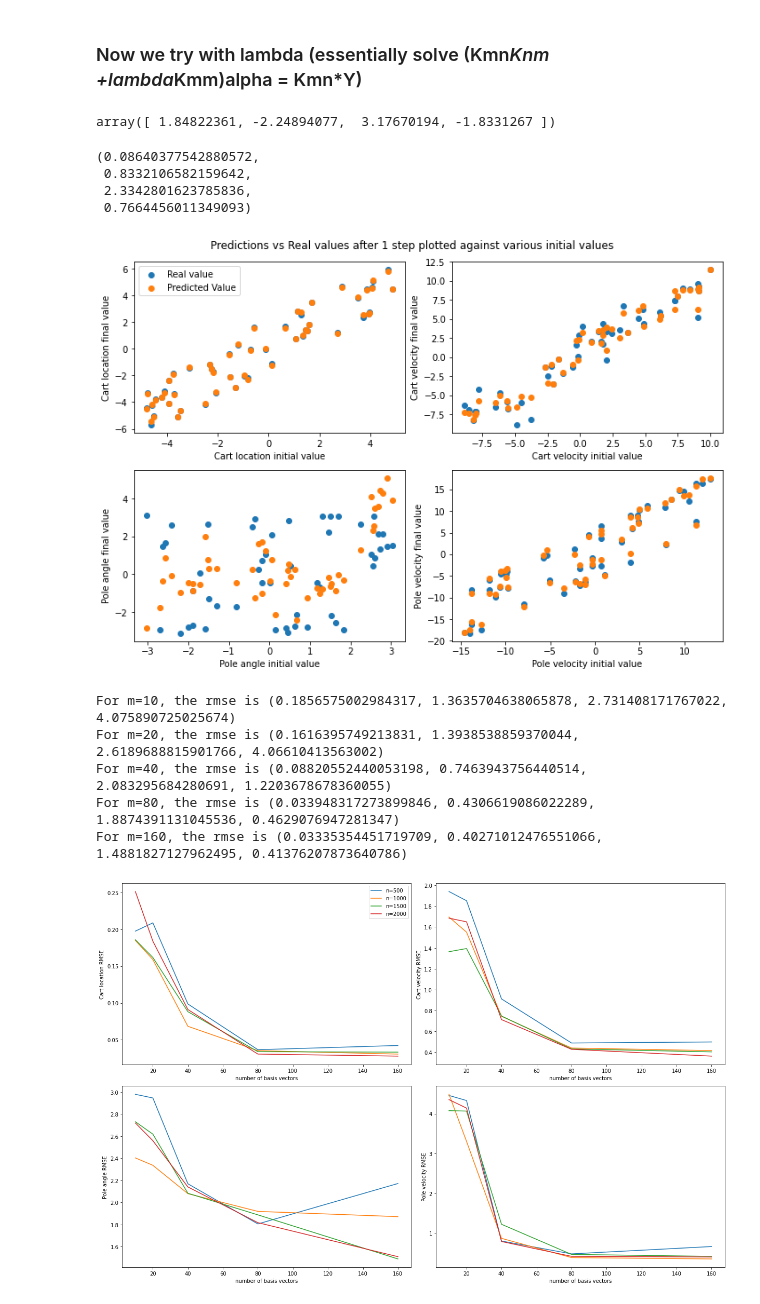
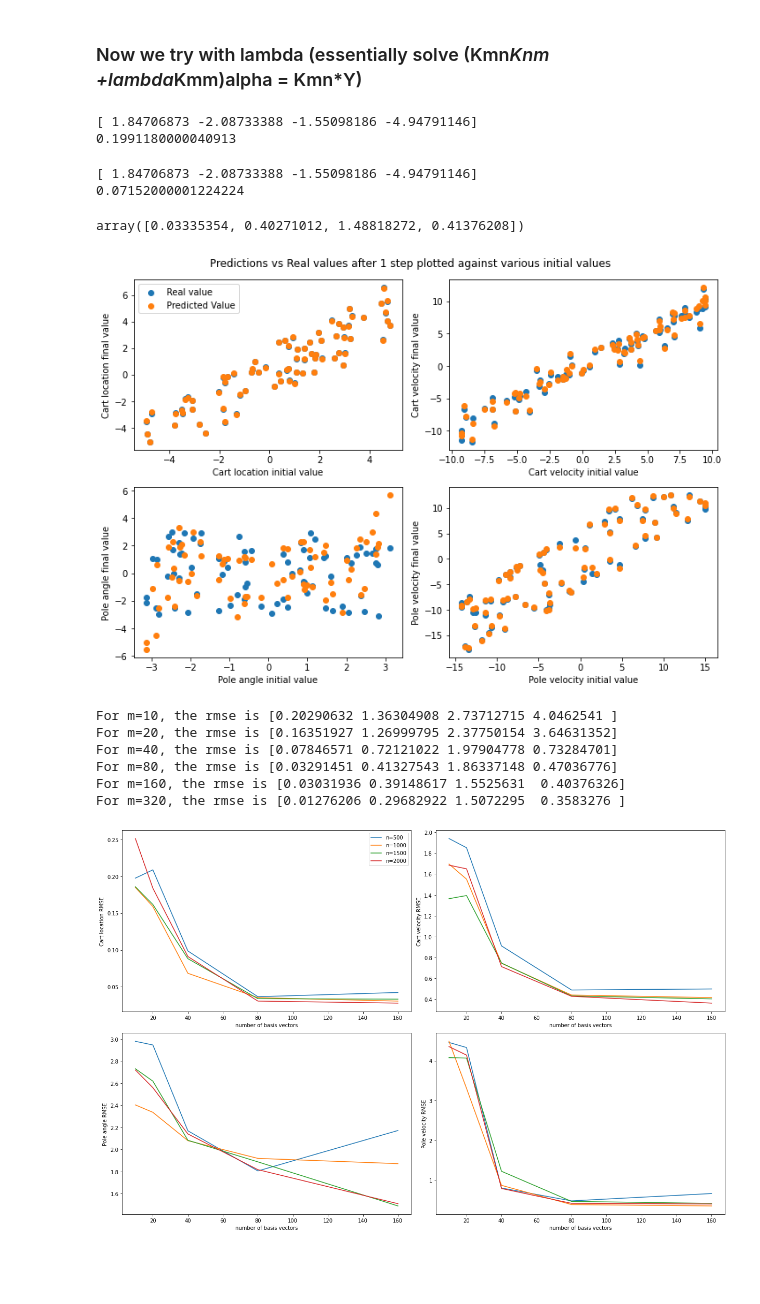
Before and after one commit to aditya-jain7/SF3, a Jupyter notebook: task_1_aj563_sf3_code.ipynb, the cells around one changed output. Drawn from its saved outputs; the diff is of its cells as text; code cells hidden in the pictures; blank space fills up the shorter version.

```diff
--- a/task_1_aj563_sf3_code.ipynb
+++ b/task_1_aj563_sf3_code.ipynb
@@ -808,9 +808,10 @@ knm20= kernel_matrix(len(train_x),20,train_x)
 knm40= kernel_matrix(len(train_x),40,train_x)
 knm80= kernel_matrix(len(train_x),80,train_x)
 knm160= kernel_matrix(len(train_x),160,train_x)
-#knm320 = kernel_matrix(len(train_x),320,train_x)
+knm320 = kernel_matrix(len(train_x),320,train_x)
+#knm640 = kernel_matrix(len(train_x),640,train_x)
 
-kernel_dict = {10:knm10,20:knm20,40:knm40,80:knm80,160:knm160}
+kernel_dict = {10:knm10,20:knm20,40:knm40,80:knm80,160:knm160,320:knm320}
 # %% [markdown]
 ### First we try without data error (ie without lambda)
 # %%
@@ -843,22 +859,49 @@ def get_alpha_with_lambda(kernel_mat,x,y,lambd,m):
 
     return alpha
 # %%
-def non_linear_model(initial_x,train_x,train_y,lambd,m):
+def non_linear_model2(initial_x,train_x,train_y,lambd,m):
     pred = np.zeros((4))
+    kern_vector=np.zeros((m))
     kernel_mat=kernel_dict[m]
     for variable in range(4):
         for count,value in enumerate(kernel_mat[1]):
             kern = kernel(initial_x,np.array(train_x[value]),sigma)
+            kern_vector[count]=kern
+            #multiple = kern* get_alpha_with_lambda(kernel_mat,x,y,lambd,m)[variable][count]
+        multiple=np.dot(get_alpha_lstsq(kernel_mat,train_y)[variable],kern_vector)
 
-            #multiple = kern* get_alpha_with_lambda(kernel_mat,x,y,lambd,m)[variable][count]
-            multiple=kern*get_alpha_lstsq(kernel_mat,train_y)[variable][count]
-
-            pred[variable]+=multiple
+        pred[variable]+=multiple
     return pred
+# %%
+def non_linear_model(initial_x,train_x,train_y,lambd,m):
+    alpha_matrix = np.zeros((4))
+    kern_vector=np.zeros((m))
+    kernel_mat=kernel_dict[m]
+
+    for count,value in enumerate(kernel_mat[1]):
+        kern = kernel(initial_x,np.array(train_x[value]),sigma)
+        kern_vector[count]=kern
+        #multiple = kern* get_alpha_with_lambda(kernel_mat,x,y,lambd,m)[variable][count]
+    #for variable in range(4):
+    alpha_matrix= get_alpha_lstsq(kernel_mat,train_y)
+        #multiple=np.dot(get_alpha_lstsq(kernel_mat,train_y)[variable],kern_vector)
+
+    pred=np.matmul(alpha_matrix,kern_vector)
+    return pred
 # %%
-non_linear_model(np.array([10,10,np.pi,0]),train_x,train_y,0.0001,80)
+start = time.process_time()
+print(non_linear_model(np.array([10,10,np.pi,0]),train_x,train_y,0.0001,40))
+print(time.process_time() - start)
 # %% [output]
-array([ 1.84822361, -2.24894077,  3.17670194, -1.8331267 ])
+[ 1.84706873 -2.08733388 -1.55098186 -4.94791146]
+0.1991180000040913
+# %%
+start = time.process_time()
+print(non_linear_model2(np.array([10,10,np.pi,0]),train_x,train_y,0.0001,40))
+print(time.process_time() - start)
+# %% [output]
+[ 1.84706873 -2.08733388 -1.55098186 -4.94791146]
+0.07152000001224224
 # %%
 def non_lin_prediction(train_x,train_y,test_x,m):
     for item in test_x:
@@ -870,26 +913,24 @@ def non_lin_prediction(train_x,train_y,test_x,m):
 # %%
 #rmse without lambda at m=160,n=1000: [0.026,0.351,1.40,0.353]
 # %%
-vertical_plot(test_x,test_y+test_x,non_lin_prediction(train_x,train_y,test_x,40)+test_x)
-rmse_calc(test_y,non_lin_prediction(train_x,train_y,test_x,40))
+vertical_plot(test_x,test_y+test_x,non_lin_prediction(train_x,train_y,test_x,160)+test_x)
+rmse_calc(test_y,non_lin_prediction(train_x,train_y,test_x,160))
 # %% [output]
-(0.08640377542880572,
- 0.8332106582159642,
- 2.3342801623785836,
- 0.7664456011349093)
+array([0.03335354, 0.40271012, 1.48818272, 0.41376208])
-[figure, old version]
+[figure, new version]
 # %%
 def m_convergence(m_range,train_x,train_y,test_x,test_y):
     for m in m_range:
         print('For m={}, the rmse is {}'.format(m,rmse_calc(test_y,non_lin_prediction(train_x,train_y,test_x,m))))
 # %%
-m_convergence([10,20,40,80,160],train_x,train_y,test_x,test_y)
+m_convergence([10,20,40,80,160,320],train_x,train_y,test_x,test_y)
 # %% [output]
-For m=10, the rmse is (0.1856575002984317, 1.3635704638065878, 2.731408171767022, 4.075890725025674)
-For m=20, the rmse is (0.1616395749213831, 1.3938538859370044, 2.6189688815901766, 4.06610413563002)
-For m=40, the rmse is (0.08820552440053198, 0.7463943756440514, 2.083295684280691, 1.2203678678360055)
-For m=80, the rmse is (0.033948317273899846, 0.4306619086022289, 1.8874391131045536, 0.4629076947281347)
-For m=160, the rmse is (0.03335354451719709, 0.40271012476551066, 1.4881827127962495, 0.41376207873640786)
+For m=10, the rmse is [0.20290632 1.36304908 2.73712715 4.0462541 ]
+For m=20, the rmse is [0.16351927 1.26999795 2.37750154 3.64631352]
+For m=40, the rmse is [0.07846571 0.72121022 1.97904778 0.73284701]
+For m=80, the rmse is [0.03291451 0.41327543 1.86337148 0.47036776]
+For m=160, the rmse is [0.03031936 0.39148617 1.5525631  0.40376326]
+For m=320, the rmse is [0.01276206 0.29682922 1.5072295  0.3583276 ]
 # %%
 """
 for n=2000:
```
Also changed, not shown: parts of 1 cell of this notebook.
